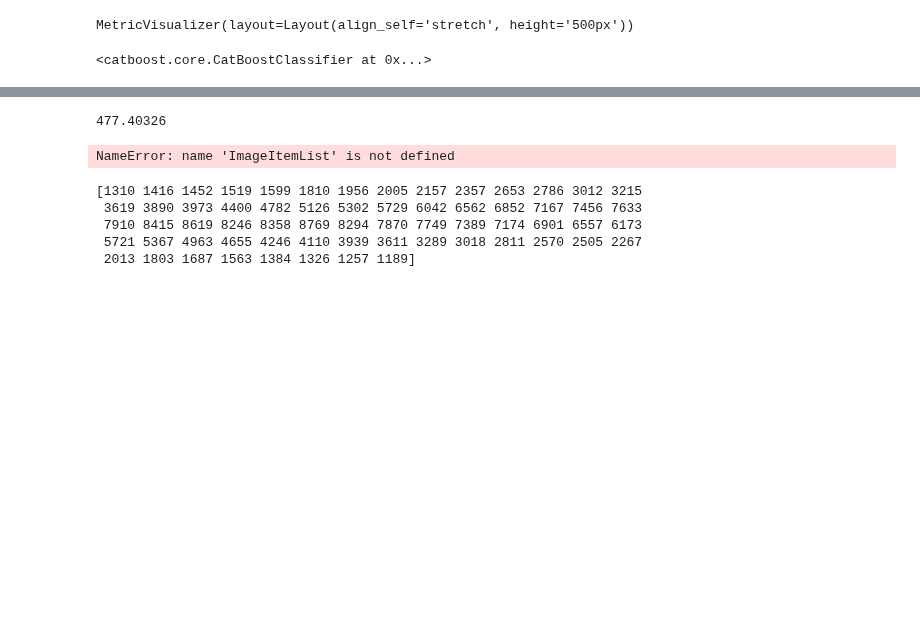
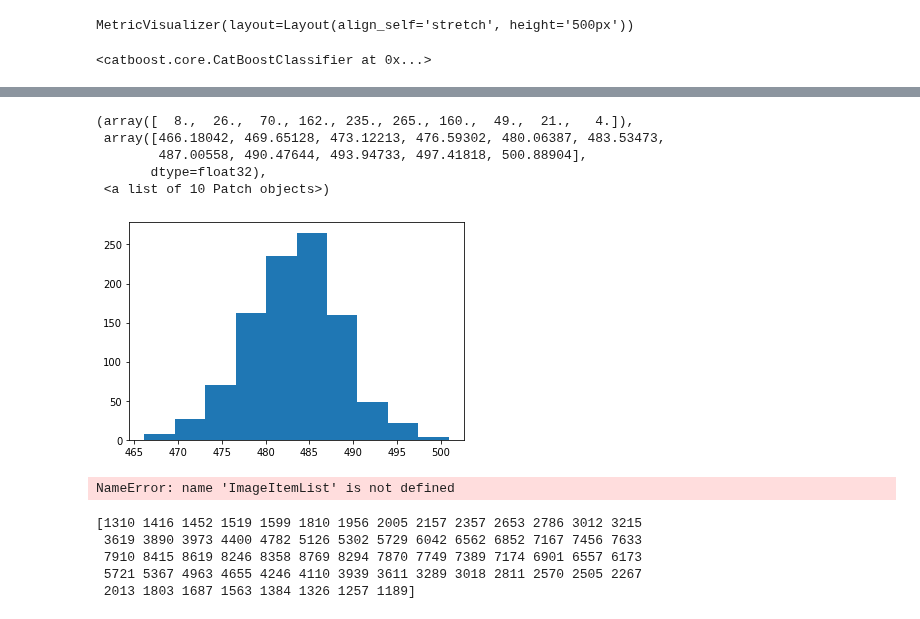
Before and after one commit to animesh/notebooks, a Jupyter notebook: scratch.ipynb, the cells around one changed output, grey strips where cells are left out. Cells and saved outputs as stored; diff of their text form; code cells hidden in the pictures; blank space fills up the shorter version.

```diff
--- a/scratch.ipynb
+++ b/scratch.ipynb
@@ -53,9 +53,18 @@ PSM     HYYESEVLAM[147] 1208    109     SCANS=ITMS + c NSI r d Full ms2 629.28@c
 PSM     M[147]LC[174]AGYFDC[174]K       1210    104     SCANS=ITMS + c NSI r d Full ms2 654.78@cid35.00 [170.00-1320.00]        81825   null    file:///mnt/promec-ns9036k/NORSTORE_OSL_DISK/NS9036K/pro ...
 # %%
 import faiss, numpy
-faiss.Kmeans(10, 20).train(numpy.random.rand(1000, 10).astype('float32'))
+vals=[faiss.Kmeans(10, 20).train(numpy.random.rand(1000, 10).astype('float32')) for i in range(1000)]
-# %% [output]
-477.40326
+# %%
+#print(vals)
+import matplotlib.pyplot as plt
+plt.hist(vals)
+# %% [output]
+(array([  8.,  26.,  70., 162., 235., 265., 160.,  49.,  21.,   4.]),
+ array([466.18042, 469.65128, 473.12213, 476.59302, 480.06387, 483.53473,
+        487.00558, 490.47644, 493.94733, 497.41818, 500.88904],
+       dtype=float32),
+ <a list of 10 Patch objects>)
+[figure, added]
 # %%
 #https://towardsdatascience.com/audio-classification-using-fastai-and-on-the-fly-frequency-transforms-4dbe1b540f89
 import librosa
```
Also changed, not shown: parts of 1 cell of this notebook, 4 other files.
